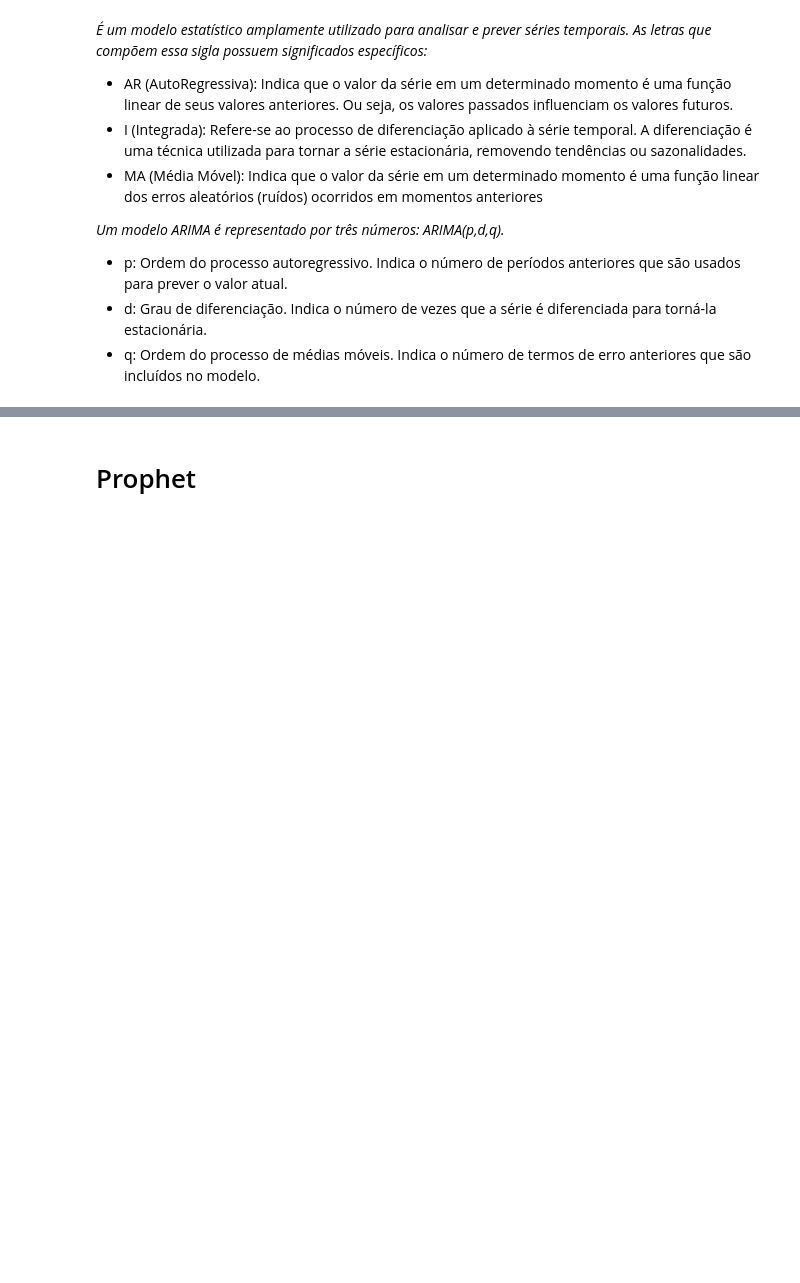
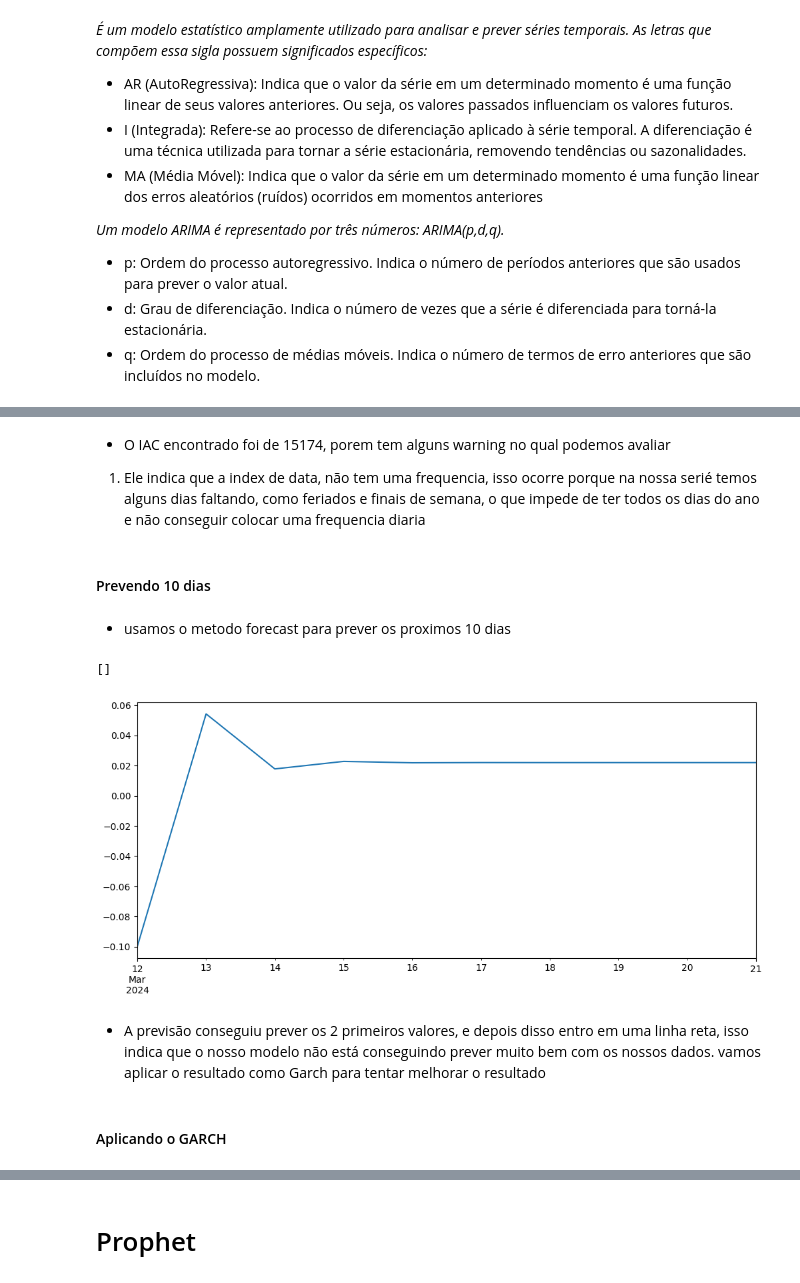
Before and after one commit to willdevsp/fiap-tech-challenge-pos-tech-data-analytics, a Jupyter notebook: Fase2/tech-challenger-bolsa-valores.ipynb, the cells around one changed output, grey strips where cells are left out. Cells and saved outputs as stored; diff of their text form; code cells hidden in the pictures; blank space fills up the shorter version.

Commit message:
finalização dos modelos

```diff
--- a/Fase2/tech-challenger-bolsa-valores.ipynb
+++ b/Fase2/tech-challenger-bolsa-valores.ipynb
@@ -346,6 +678,5 @@ print(f'Detected Seasonal Order: {seasonal_order}')
 # %%
-#melhor 2,1,2
-p,d,q =  2,1,2
-
-
-modelo_arima = ARIMA(serie_fechamento_diff, order = (p,d,q))
+p,d,q =  2,1,1
+modelo_arima = SARIMAX(serie_fechamento_diff, order = (p,d,q), trend='c', enforce_stationarity=True)
+resultado = modelo_arima.fit()
+print(resultado.summary())
@@ -354,0 +701,23 @@ print(resultado.summary())
+# %% [markdown]
+- O IAC encontrado foi de 15174, porem tem alguns warning no qual podemos avaliar
+1. Ele indica que a index de data, não tem uma frequencia, isso ocorre porque na nossa serié temos alguns dias faltando, como feriados e finais de semana, o que impede de ter todos os dias do ano e não conseguir colocar uma frequencia diaria
+# %% [markdown]
+#### Prevendo 10 dias
+# %%
+data_inicial = '2024-03-12'
+index = pd.date_range(start=data_inicial, periods=10)
+forecast_arima = resultado.forecast(10)
+forecast_arima
+resultado_previsao_arima = pd.Series(data=forecast_arima.values, index=index)
+# %% [markdown]
+- usamos o metodo forecast para prever os proximos 10 dias
+# %%
+resultado_previsao_arima.plot()
+plt.plot()
+# %% [output]
+[]
+[figure, added]
+# %% [markdown]
+- A previsão conseguiu prever os 2 primeiros valores, e depois disso entro em uma linha reta, isso indica que o nosso modelo não está conseguindo prever muito bem com os nossos dados. vamos aplicar o resultado como Garch para tentar melhorar o resultado
+# %% [markdown]
+#### Aplicando o GARCH
```
Also changed, not shown: parts of 280 cells of this notebook.
